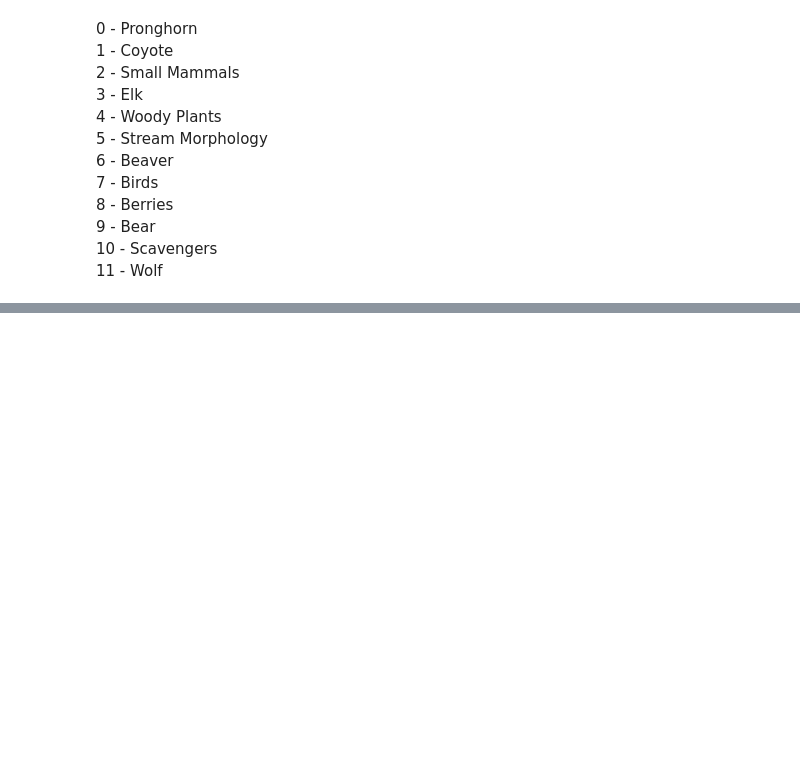
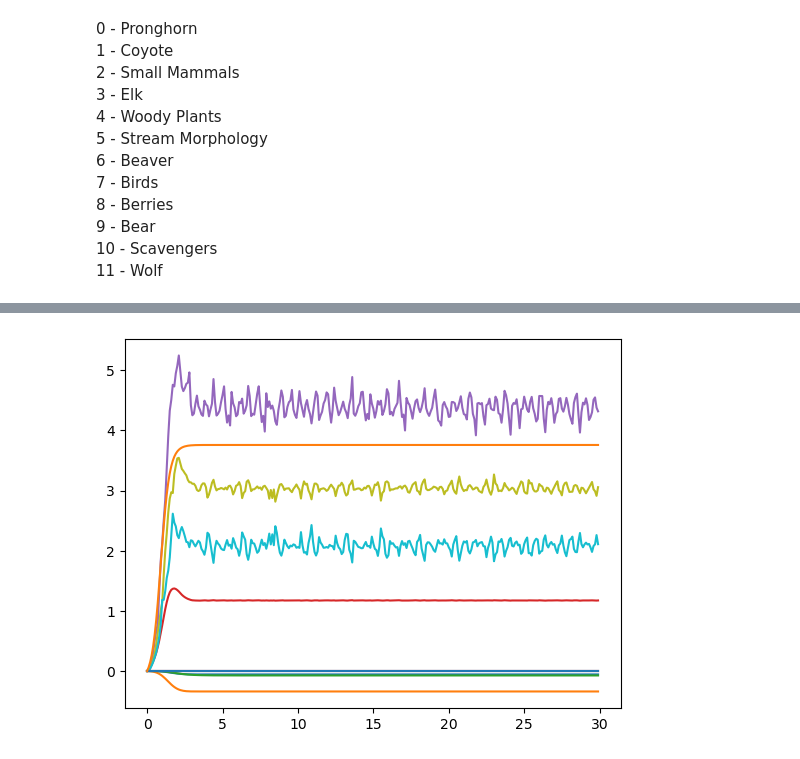
Before and after one commit to jklancaster0909/Ensemble-Ecosystem-Model, a Jupyter notebook: EEM.ipynb, the cells around one changed output, grey strips where cells are left out. Saved outputs shown, nothing was run; the diff lists cells and outputs as text; code cells hidden in the pictures; blank space fills up the shorter version.

```diff
--- a/EEM.ipynb
+++ b/EEM.ipynb
@@ -208,0 +222,5 @@ KeyboardInterrupt:
+# %%
+for i in np.arange(N):
+    plt.plot(ts, ns[0, :, i]-ns_init[0, i])
+# %% [output]
+[figure, added]
```
Also changed, not shown: parts of 6 cells of this notebook.
